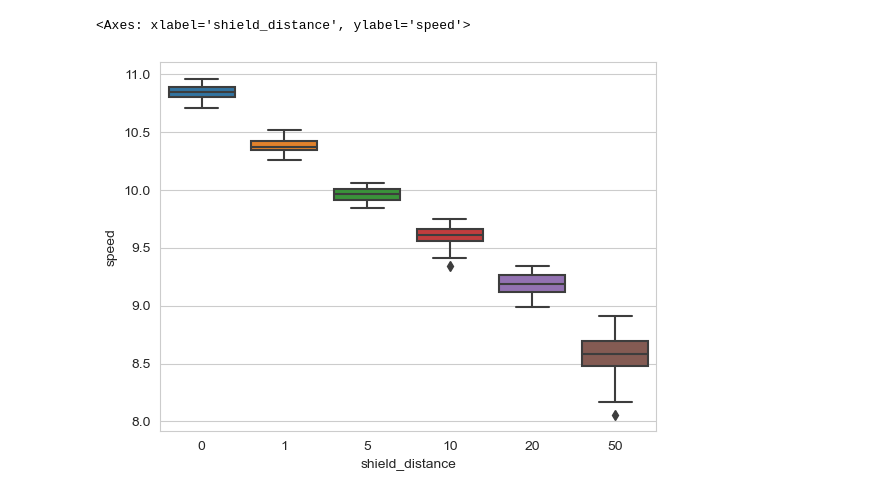
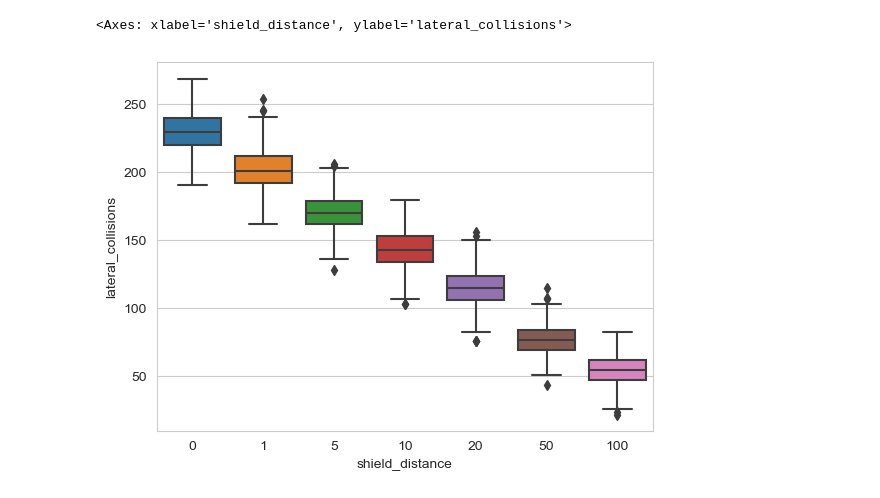
Before and after one commit to hpi-sam/Safe-RL-4-SAS, a Jupyter notebook: safe-rl_report.ipynb, the cells around one changed output. Saved outputs shown, nothing was run; the diff lists cells and outputs as text; code cells hidden in the pictures.

Commit message:
report final version

```diff
--- a/safe-rl_report.ipynb
+++ b/safe-rl_report.ipynb
@@ -130,12 +126,13 @@ a2c_data_shield = {'0': pd.read_csv('results_safe_rl_report/a2c_0_50/summary.csv
             '5': pd.read_csv('results_safe_rl_report/a2c_5_50/summary.csv'),
             '10': pd.read_csv('results_safe_rl_report/a2c_10_50/summary.csv'),
             '20': pd.read_csv('results_safe_rl_report/a2c_20_50/summary.csv'),
-            '50': pd.read_csv('results_safe_rl_report/a2c_50_50/summary.csv')}
+            '50': pd.read_csv('results_safe_rl_report/a2c_50_50/summary.csv'),
+            '100': pd.read_csv('results_safe_rl_report/a2c_100_50/summary.csv')}
 
 a2c_data_shield = pd.concat([df.assign(identity=k) for k,df in a2c_data_shield.items()])
 a2c_data_shield.rename(columns={'identity': 'shield_distance'}, inplace=True)
 # %%
-sns.boxplot(x='shield_distance', y='speed', data=a2c_data_shield)
+sns.boxplot(x='shield_distance', y='lateral_collisions', data=a2c_data_shield)
 # %% [output]
-<Axes: xlabel='shield_distance', ylabel='speed'>
+<Axes: xlabel='shield_distance', ylabel='lateral_collisions'>
-[figure, old version]
+[figure, new version]
```
Also changed, not shown: parts of 18 cells of this notebook, 4 other files.
